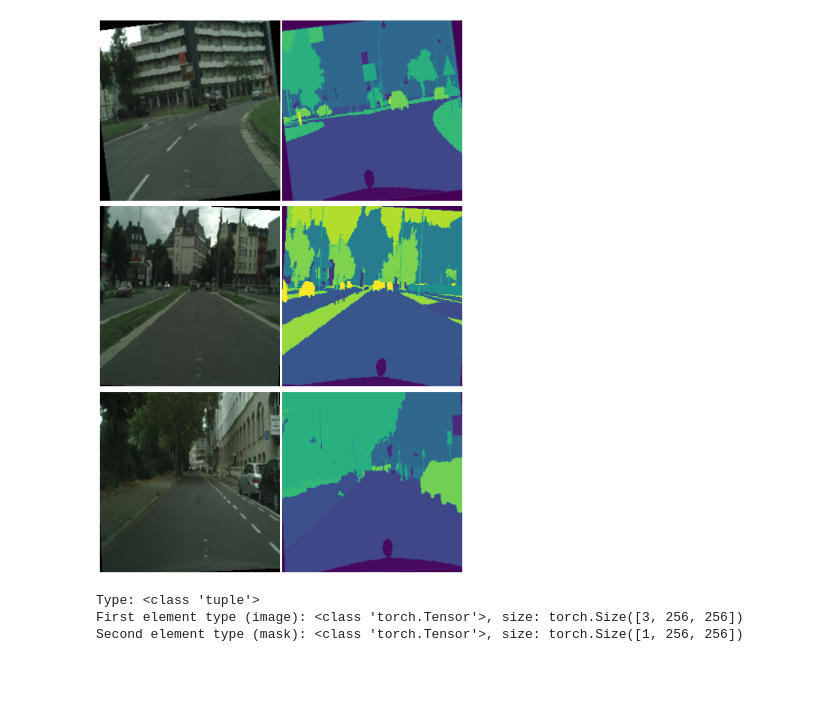
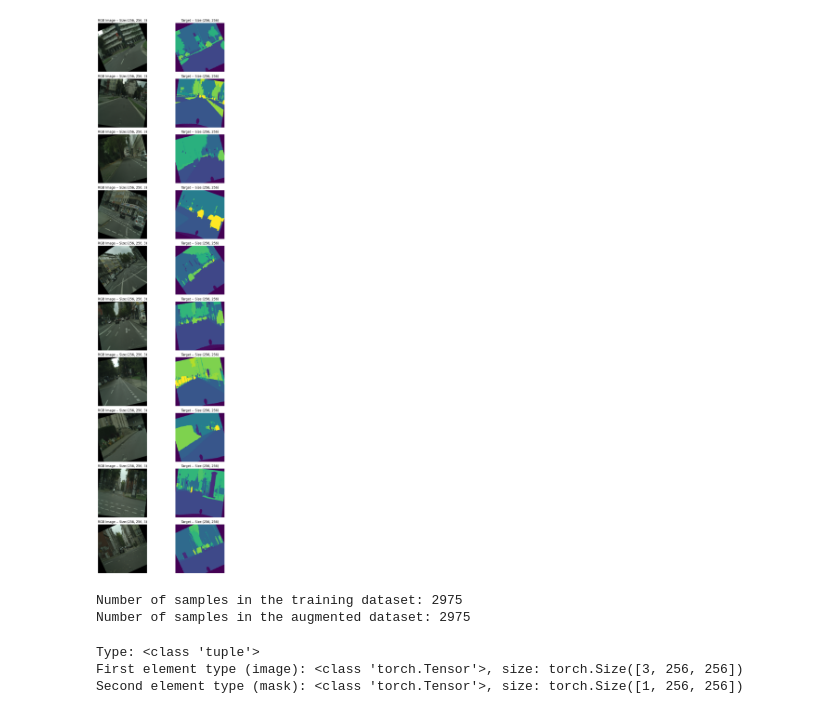
Before and after one commit to 5LSM0/FinalAssignment, a Jupyter notebook: augmentation.ipynb, the cells around one changed output. Saved outputs shown, nothing was run; the diff lists cells and outputs as text; code cells hidden in the pictures; blank space fills up the shorter version.

Commit message:
Prepare the training with validation to be run on snellius

```diff
--- a/augmentation.ipynb
+++ b/augmentation.ipynb
@@ -12,10 +12,11 @@ from torchvision.datasets import Cityscapes
 import augmentations as A
 # %%
 # Define a list of transformations
-augment_tranmforms = [A.Resize((256, 256)),
+augment_tranmforms = [A.Resize((256, 256)), # This resize is to get a reference when cropping
                     A.RandomHorizontalFlip(),
+                    A.RandomCropWithProbability(220, 0.9),
                     A.RandomRotation(degrees=(-35, 35)),
-                    A.RandomCropWithProbability(250, 0.5),
+                    A.Resize((256, 256)), # this resize is to make sure that all the output images have intened size
                     A.ToTensor()]
 
 # Instanciate the Compose class with the list of transformations
@@ -30,29 +31,32 @@ augment_train_dataset = Cityscapes(dataset_path, split='train', mode='fine',
 # %%
 import matplotlib.pyplot as plt
 
+N = 10 # munber of sampels to visualize
 # Get the first three samples from the training dataset
-samples = [augment_train_dataset[i] for i in range(3)]
+samples = [augment_train_dataset[i] for i in range(N)]
 
 # Create a 3x2 subplot grid
-fig, axs = plt.subplots(3, 2, figsize=(10, 15))
+fig, axs = plt.subplots(N, 2, figsize=(10, 3*N))
 
 for i, (img, mask) in enumerate(samples):
     # The images and masks are PyTorch tensors, so we need to convert them to numpy arrays for visualization
     img = img.permute(1, 2, 0).numpy()
     mask = mask.squeeze().numpy()
 
     # Plot the image in the first column
     axs[i, 0].imshow(img)
     axs[i, 0].axis('off')
+    axs[i, 0].set_title('RGB Image -- Size:' + str(img.shape))
 
     # Plot the mask in the second column
     axs[i, 1].imshow(mask)
     axs[i, 1].axis('off')
+    axs[i, 1].set_title('Target -- Size:' + str(mask.shape))
 
 plt.tight_layout()
 plt.show()
 # %% [output]
-[figure, old version]
+[figure, new version]
 # %%
 # Define the transformations
 data_transforms = transforms.Compose([
@@ -61,10 +65,11 @@ data_transforms = transforms.Compose([
 ])
 
 # Define a list of transformations
-aug_tranmforms = [A.Resize((256, 256)),
+aug_tranmforms = [A.Resize((256, 256)), # This resize is to get a reference when cropping
                     A.RandomHorizontalFlip(),
+                    A.RandomCropWithProbability(220, 0.9),
                     A.RandomRotation(degrees=(-35, 35)),
-                    A.RandomCropWithProbability(220, 0.5),
+                    A.Resize((256, 256)), # this resize is to make sure that all the output images have intened size
                     A.ToTensor()]
 
 # Instanciate the Compose class with the list of transformations
@@ -74,10 +79,17 @@ augment_transforms = A.Compose(aug_tranmforms)
 training_dataset = Cityscapes(dataset_path, split='train', mode='fine', target_type='semantic', transform=data_transforms, target_transform=data_transforms)
 # training_dataset = Cityscapes(dataset_path, split='train', mode='fine', target_type='semantic', transforms=data_transforms)
 
+print(f"Number of samples in the training dataset: {len(training_dataset)}")
+
 # Create augmented train dataset
 # augmented_dataset = Cityscapes(dataset_path, split='train', mode='fine', target_type='semantic', transform=augment_tranmforms, target_transform=augment_transforms)
 augmented_dataset = Cityscapes(dataset_path, split='train', mode='fine',
                             target_type='semantic', transforms=augment_transforms)
+
+print(f"Number of samples in the augmented dataset: {len(augmented_dataset)}")
+# %% [output]
+Number of samples in the training dataset: 2975
+Number of samples in the augmented dataset: 2975
 # %%
 # Get the first item from the dataset
 item = training_dataset[0]
```
Also changed, not shown: parts of 5 cells of this notebook, 4 other files.
